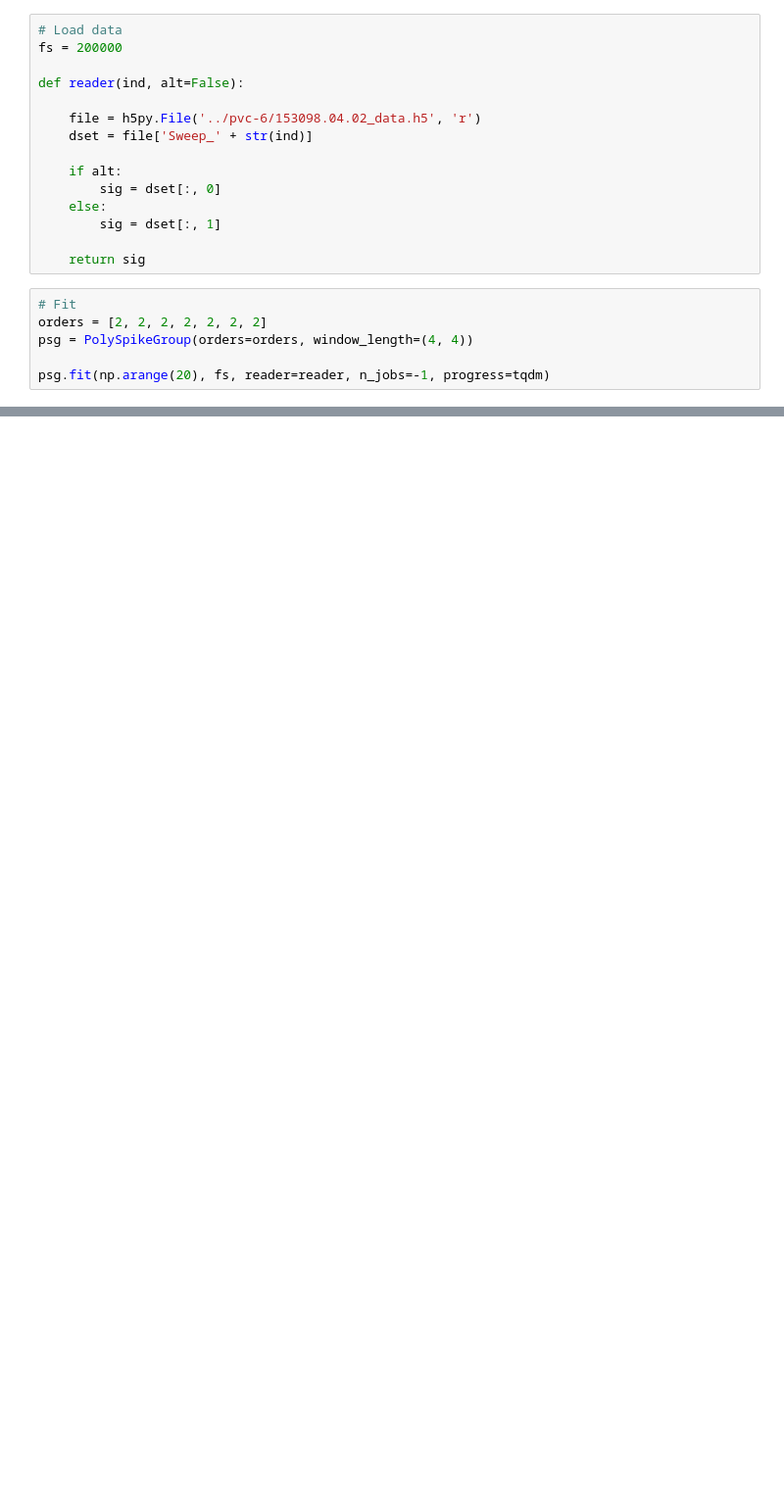
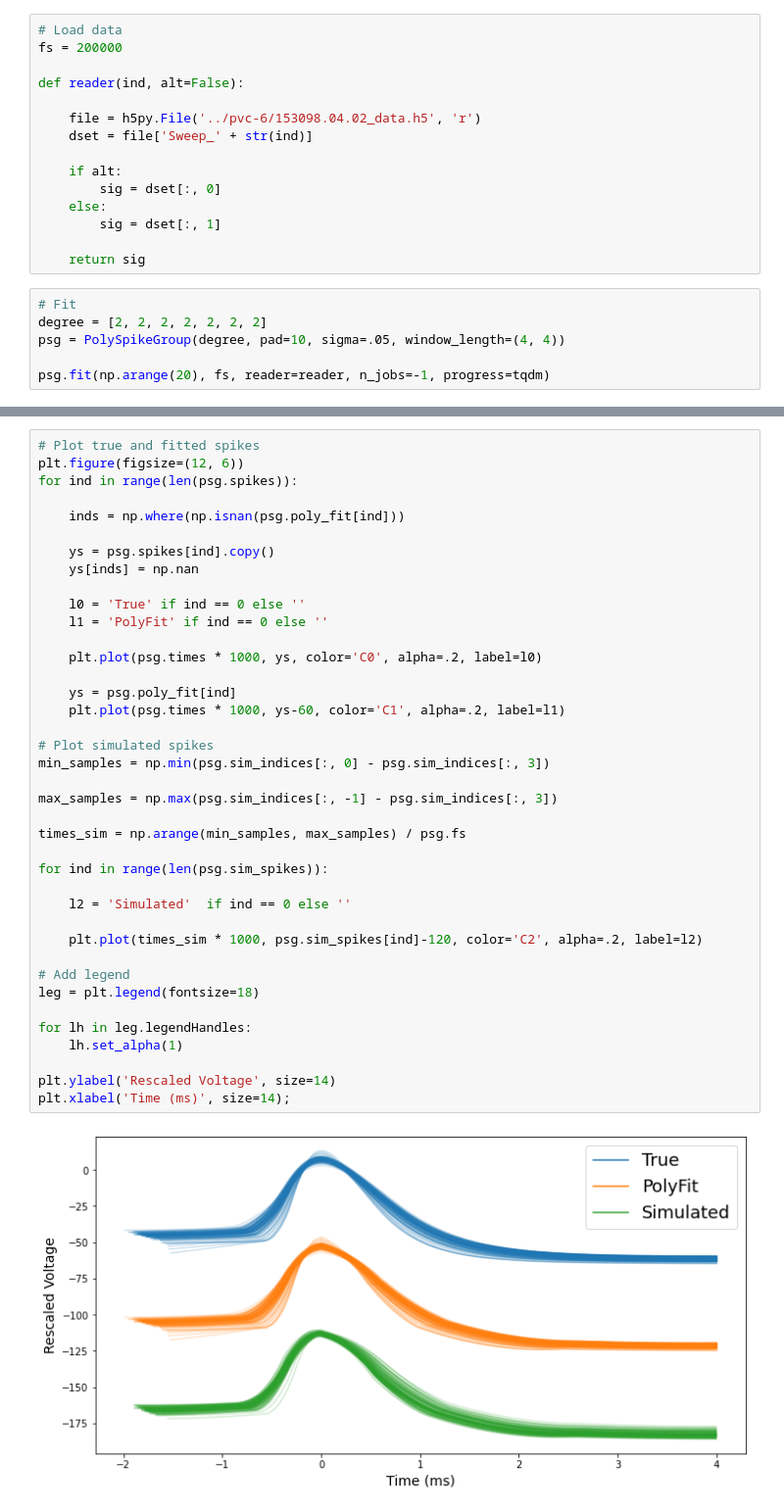
Before and after one commit to voytekresearch/spikewise, a Jupyter notebook: notebooks/PolySpikeGroup.ipynb, the cells around one changed output, grey strips where cells are left out. Shown at 98% size. Drawn from its saved outputs; the diff is of its cells as text; blank space fills up the shorter version.

Commit message:
update poly notebook

```diff
--- a/notebooks/PolySpikeGroup.ipynb
+++ b/notebooks/PolySpikeGroup.ipynb
@@ -45,7 +44,7 @@ def reader(ind, alt=False):
     return sig
 # %%
 # Fit
-orders = [2, 2, 2, 2, 2, 2, 2]
-psg = PolySpikeGroup(orders=orders, window_length=(4, 4))
+degree = [2, 2, 2, 2, 2, 2, 2]
+psg = PolySpikeGroup(degree, pad=10, sigma=.05, window_length=(4, 4))
 
 psg.fit(np.arange(20), fs, reader=reader, n_jobs=-1, progress=tqdm)
@@ -247,0 +62,41 @@ plt.savefig('ex_fit.png', facecolor='white');
+# %%
+# Plot true and fitted spikes
+plt.figure(figsize=(12, 6))
+for ind in range(len(psg.spikes)):
+
+    inds = np.where(np.isnan(psg.poly_fit[ind]))
+
+    ys = psg.spikes[ind].copy()
+    ys[inds] = np.nan
+
+    l0 = 'True' if ind == 0 else ''
+    l1 = 'PolyFit' if ind == 0 else ''
+
+    plt.plot(psg.times * 1000, ys, color='C0', alpha=.2, label=l0)
+
+    ys = psg.poly_fit[ind]
+    plt.plot(psg.times * 1000, ys-60, color='C1', alpha=.2, label=l1)
+
+# Plot simulated spikes
+min_samples = np.min(psg.sim_indices[:, 0] - psg.sim_indices[:, 3])
+
+max_samples = np.max(psg.sim_indices[:, -1] - psg.sim_indices[:, 3])
+
+times_sim = np.arange(min_samples, max_samples) / psg.fs
+
+for ind in range(len(psg.sim_spikes)):
+
+    l2 = 'Simulated'  if ind == 0 else ''
+
+    plt.plot(times_sim * 1000, psg.sim_spikes[ind]-120, color='C2', alpha=.2, label=l2)
+
+# Add legend
+leg = plt.legend(fontsize=18)
+
+for lh in leg.legendHandles:
+    lh.set_alpha(1)
+
+plt.ylabel('Rescaled Voltage', size=14)
+plt.xlabel('Time (ms)', size=14);
+# %% [output]
+[figure, added]
```
Also changed, not shown: parts of 10 cells of this notebook, 1 other file.
